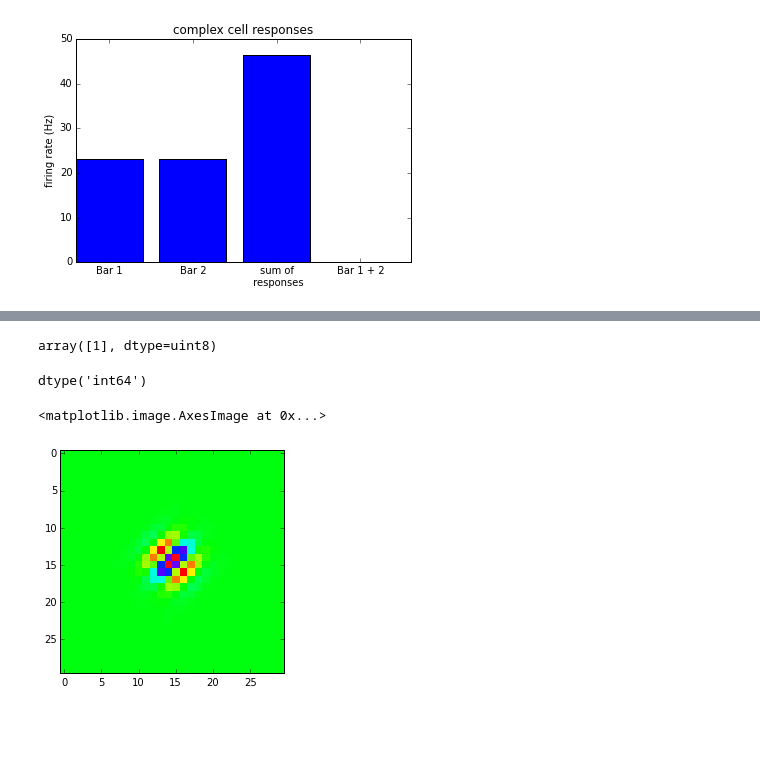
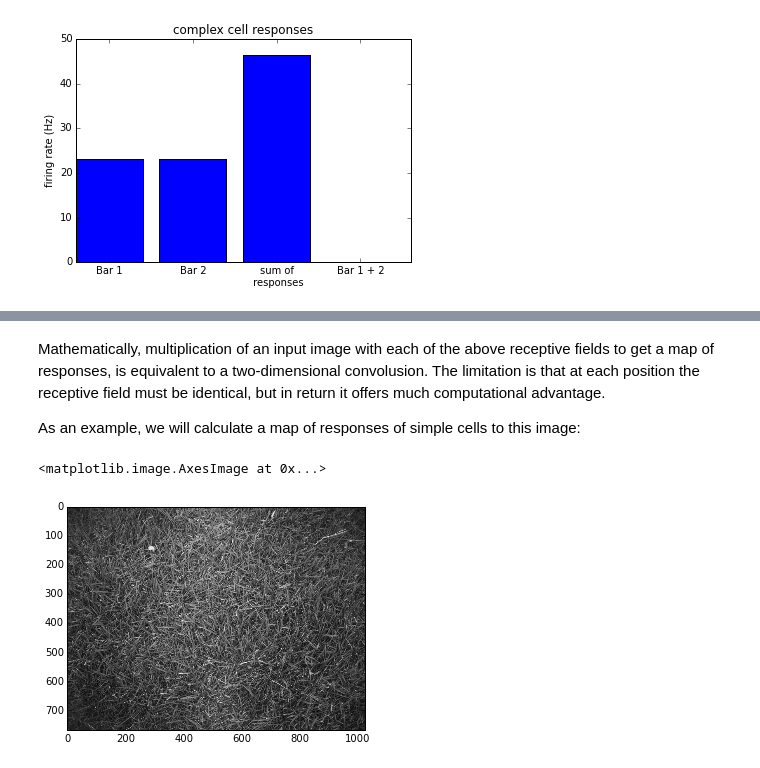
Before and after one commit to btel/python-in-neuroscience-tutorials, a Jupyter notebook: receptive_fields_models.ipynb, the cells around one changed output, grey strips where cells are left out. Saved outputs shown, nothing was run; the diff lists cells and outputs as text; code cells hidden in the pictures; blank space fills up the shorter version.

```diff
--- a/receptive_fields_models.ipynb
+++ b/receptive_fields_models.ipynb
@@ -361,17 +382,11 @@ for i in range(len(Ws)):
+# %% [markdown]
+Mathematically, multiplication of an input image with each of the above receptive fields to get a map of responses, is equivalent to a two-dimensional convolusion. The limitation is that at each position the receptive field must be identical, but in return it offers much computational advantage.
+
+As an example, we will calculate a map of responses of simple cells to this image:
 # %%
 im = plt.imread('grass.jpg')
+im = im[:,:, 0]
+plt.imshow(im)
+# %% [output]
+<matplotlib.image.AxesImage at 0x...>
+[figure, added]
-# %%
-im = im[:,:, 0]
-# %% [output]
-array([1], dtype=uint8)
-# %%
-im = np.random.randint(256, size=im.shape)
-# %% [output]
-dtype('int64')
-# %%
-XX, YY = np.ogrid[-30:30:30j,-30:30:30j]
-W = gabor(XX, YY, np.pi/4, 0.1, 0.1, 0.1, 0)
-plt.imshow(W, interpolation='nearest')
-# %% [output]
-<matplotlib.image.AxesImage at 0x...>
-[figure, removed]
```
Also changed, not shown: parts of 21 cells of this notebook.
